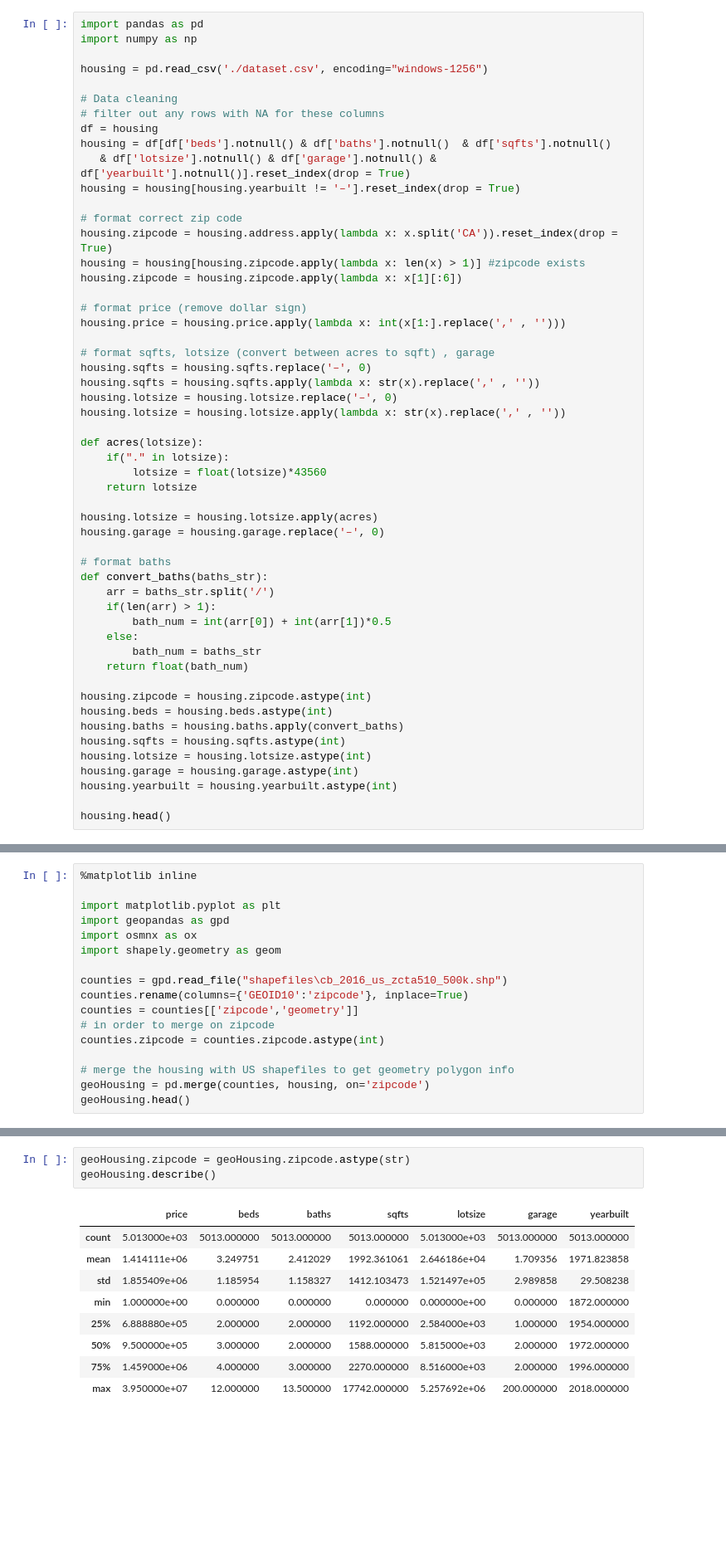
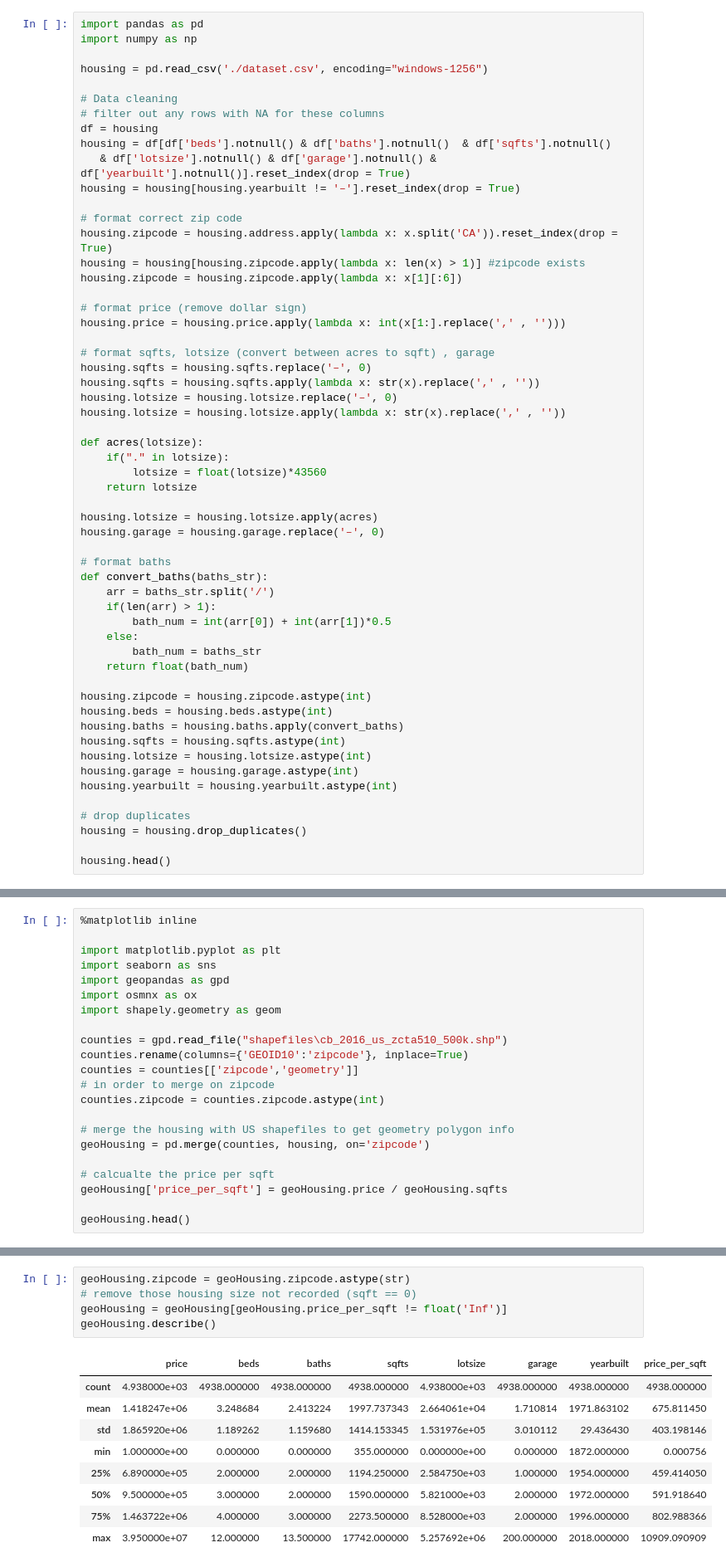
Before and after one commit to taylorxleung/STAT-141B--FINAL, a Jupyter notebook: STAT 141B-- Final Project.ipynb, the cells around one changed output, grey strips where cells are left out. Shown at 83% size. Drawn from its saved outputs; the diff is of its cells as text; blank space fills up the shorter version.

Commit message:
updated
updated cityname, price/sqft and outliers

```diff
--- a/STAT 141B-- Final Project.ipynb
+++ b/STAT 141B-- Final Project.ipynb
@@ -195,6 +195,9 @@ housing.lotsize = housing.lotsize.astype(int)
 housing.garage = housing.garage.astype(int)
 housing.yearbuilt = housing.yearbuilt.astype(int)
 
+# drop duplicates
+housing = housing.drop_duplicates()
+
 housing.head()
 # %% [output]
 |  | address | zipcode | county | price | housing_type | beds | baths | sqfts | lotsize | garage | ... |
@@ -207,6 +210,7 @@ housing.head()
 %matplotlib inline
 
 import matplotlib.pyplot as plt
+import seaborn as sns
 import geopandas as gpd
 import osmnx as ox
 import shapely.geometry as geom
@@ -219,6 +223,10 @@ counties.zipcode = counties.zipcode.astype(int)
 
 # merge the housing with US shapefiles to get geometry polygon info
 geoHousing = pd.merge(counties, housing, on='zipcode')
+
+# calcualte the price per sqft
+geoHousing['price_per_sqft'] = geoHousing.price / geoHousing.sqfts
+
 geoHousing.head()
 # %% [output]
 |  | zipcode | geometry | address | county | price | housing_type | beds | baths | sqfts | lotsize | ... |
@@ -230,16 +238,18 @@ geoHousing.head()
 # %%
 geoHousing.zipcode = geoHousing.zipcode.astype(str)
+# remove those housing size not recorded (sqft == 0)
+geoHousing = geoHousing[geoHousing.price_per_sqft != float('Inf')]
 geoHousing.describe()
 # %% [output]
-|  | price | beds | baths | sqfts | lotsize | garage | yearbuilt |
-| count | 5.013000e+03 | 5013.000000 | 5013.000000 | 5013.000000 | 5.013000e+03 | 5013.000000 | 5013.000000 |
-| mean | 1.414111e+06 | 3.249751 | 2.412029 | 1992.361061 | 2.646186e+04 | 1.709356 | 1971.823858 |
-| std | 1.855409e+06 | 1.185954 | 1.158327 | 1412.103473 | 1.521497e+05 | 2.989858 | 29.508238 |
-| min | 1.000000e+00 | 0.000000 | 0.000000 | 0.000000 | 0.000000e+00 | 0.000000 | 1872.000000 |
-| 25% | 6.888880e+05 | 2.000000 | 2.000000 | 1192.000000 | 2.584000e+03 | 1.000000 | 1954.000000 |
-| 50% | 9.500000e+05 | 3.000000 | 2.000000 | 1588.000000 | 5.815000e+03 | 2.000000 | 1972.000000 |
-| 75% | 1.459000e+06 | 4.000000 | 3.000000 | 2270.000000 | 8.516000e+03 | 2.000000 | 1996.000000 |
-| max | 3.950000e+07 | 12.000000 | 13.500000 | 17742.000000 | 5.257692e+06 | 200.000000 | 2018.000000 |
+|  | price | beds | baths | sqfts | lotsize | garage | yearbuilt | price_per_sqft |
+| count | 4.938000e+03 | 4938.000000 | 4938.000000 | 4938.000000 | 4.938000e+03 | 4938.000000 | 4938.000000 | 4938.000000 |
+| mean | 1.418247e+06 | 3.248684 | 2.413224 | 1997.737343 | 2.664061e+04 | 1.710814 | 1971.863102 | 675.811450 |
+| std | 1.865920e+06 | 1.189262 | 1.159680 | 1414.153345 | 1.531976e+05 | 3.010112 | 29.436430 | 403.198146 |
+| min | 1.000000e+00 | 0.000000 | 0.000000 | 355.000000 | 0.000000e+00 | 0.000000 | 1872.000000 | 0.000756 |
+| 25% | 6.890000e+05 | 2.000000 | 2.000000 | 1194.250000 | 2.584750e+03 | 1.000000 | 1954.000000 | 459.414050 |
+| 50% | 9.500000e+05 | 3.000000 | 2.000000 | 1590.000000 | 5.821000e+03 | 2.000000 | 1972.000000 | 591.918640 |
+| 75% | 1.463722e+06 | 4.000000 | 3.000000 | 2273.500000 | 8.528000e+03 | 2.000000 | 1996.000000 | 802.988366 |
+| max | 3.950000e+07 | 12.000000 | 13.500000 | 17742.000000 | 5.257692e+06 | 200.000000 | 2018.000000 | 10909.090909 |
 # %%
 geoHousing.groupby('county').agg({'address': 'count'})
 # %% [output]
```
Also changed, not shown: parts of 7 cells of this notebook, 1 other file.
